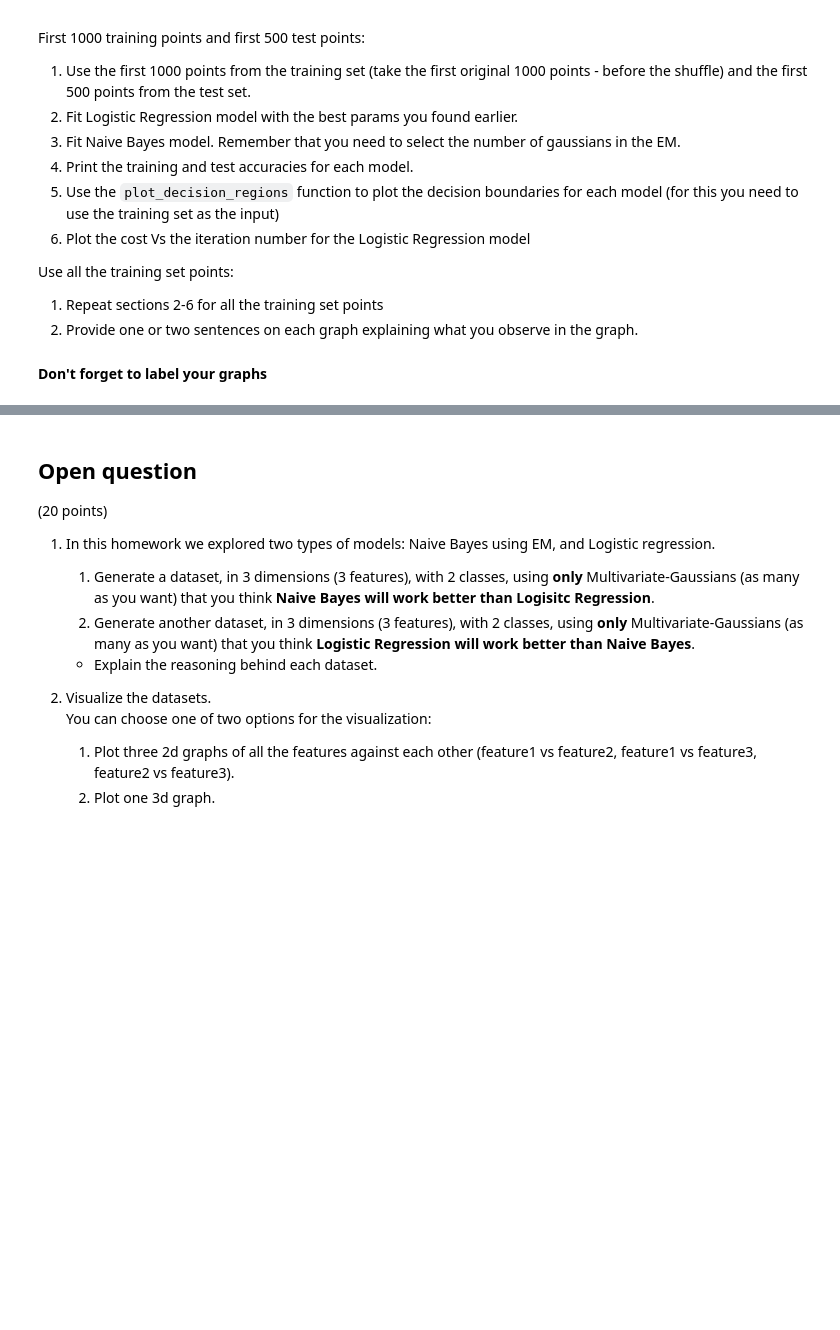
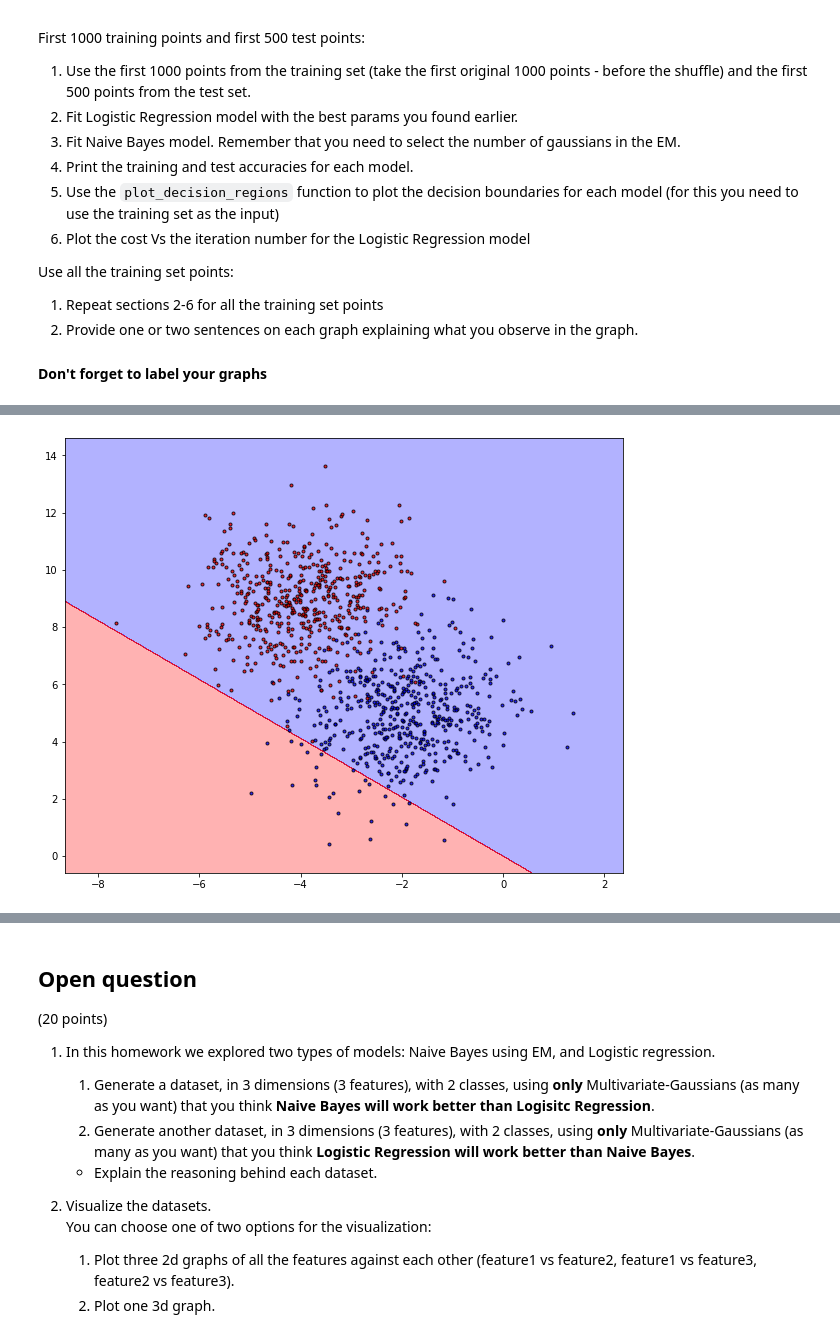
Before and after one commit to RoyR-IDC/MachineLearningFromData, a Jupyter notebook: HW4/hw4_203972922_201312907.ipynb, the cells around one changed output, grey strips where cells are left out. Saved outputs shown, nothing was run; the diff lists cells and outputs as text; code cells hidden in the pictures; blank space fills up the shorter version.

```diff
--- a/HW4/hw4_203972922_201312907.ipynb
+++ b/HW4/hw4_203972922_201312907.ipynb
@@ -305,0 +402,5 @@ epss = [0.01, 0.001, 0.0001, 0.00001, 0.000001]
+# %%
+def compute_accuracy(y_true, y_pred):
+    assert len(y_pred) == len(y_true)
+    accuracy = (y_pred == y_true).mean()
+    return accuracy
@@ -305,0 +469,3 @@ epss = [0.01, 0.001, 0.0001, 0.00001, 0.000001]
+# %%
+%%time
+best_eta, best_eps = grid_search_cv(X=X_training, y=y_training, num_of_folds=num_of_folds, etas=etas, epss=epss, n_iter=num_iterations)
@@ -472,0 +649,11 @@ Use all the training set points:
+# %%
+curr_X_train = X_training[0:1000, :]
+curr_y_train = y_training[0:1000]
+
+curr_X_test = X_test[0:500, :]
+curr_y_test = y_test[0:500]
+
+# #TEMP DELETE !
+# best_eta = 0.0005  #DELETE
+# best_eps = 0.0005  #DELETE
+# n_iter = 10000  #DELETE
@@ -472,0 +662,5 @@ Use all the training set points:
+# %%
+logistic_regression_model = LogisticRegressionGD(eta=best_eta, eps=best_eps, n_iter=n_iter)
+logistic_regression_model.fit(curr_X_train, curr_y_train)
+y_pred = logistic_regression_model.predict(curr_X_test)
+print(f'accuracy of logistic regression is: {compute_accuracy(y_pred=y_pred, y_true=curr_y_test)}')
@@ -472,0 +680,4 @@ Use all the training set points:
+# %%
+plot_decision_regions(X=curr_X_train, y=curr_y_train, classifier=logistic_regression_model, resolution=0.01)
+# %% [output]
+[figure, added]
```
Also changed, not shown: parts of 25 cells of this notebook.
